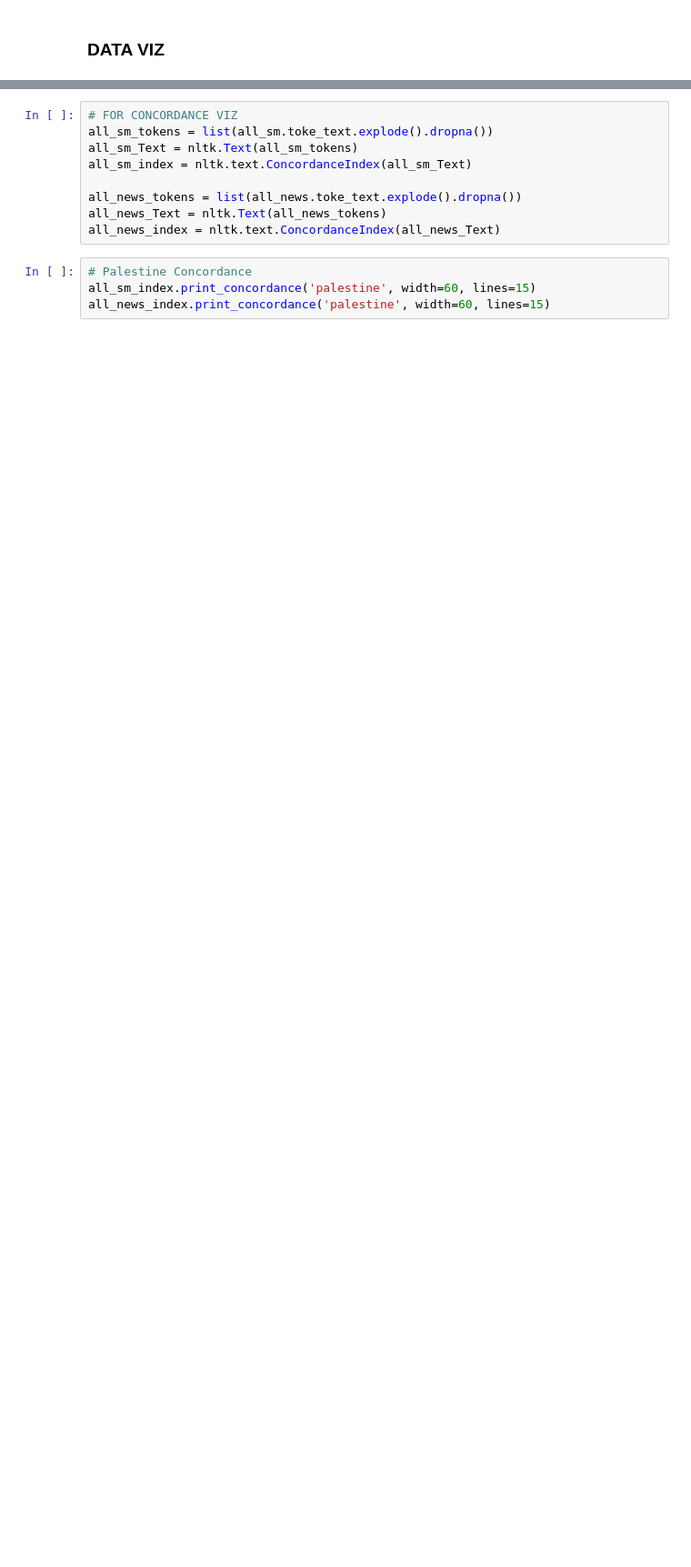
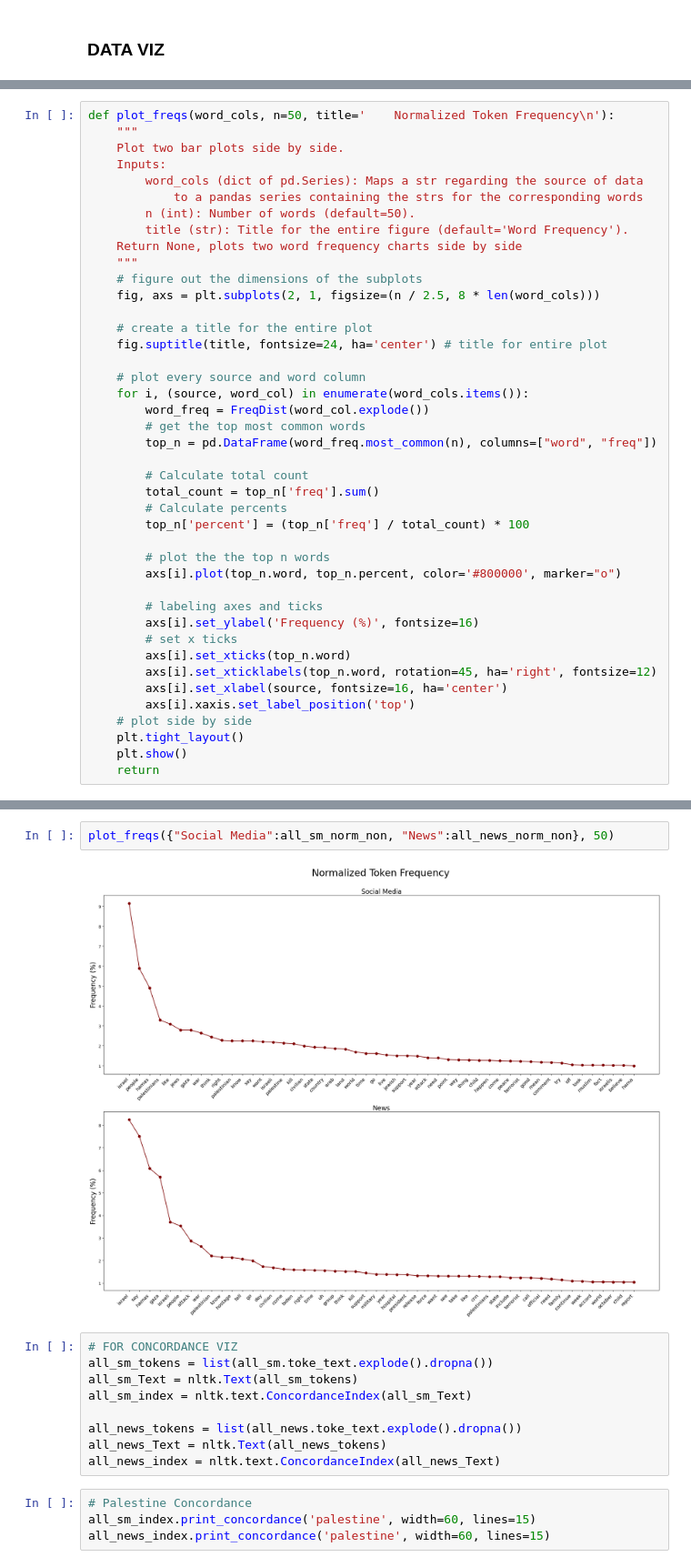
Before and after one commit to macs30122-winter24/final-project-chattbd, a Jupyter notebook: cleaning_yt_ethan.ipynb, the cells around one changed output, grey strips where cells are left out. Shown at 91% size. Cells and saved outputs as stored; diff of their text form; blank space fills up the shorter version.

Commit message:
changed some data viz stuff- Ethan

```diff
--- a/cleaning_yt_ethan.ipynb
+++ b/cleaning_yt_ethan.ipynb
@@ -565,0 +555,42 @@ news_POS_no_stops = all_news_POS[~all_news_POS.apply(lambda x: x[0] in stop_word
+# %%
+def plot_freqs(word_cols, n=50, title='    Normalized Token Frequency\n'):
+    """
+    Plot two bar plots side by side.
+    Inputs:
+        word_cols (dict of pd.Series): Maps a str regarding the source of data
+            to a pandas series containing the strs for the corresponding words
+        n (int): Number of words (default=50).
+        title (str): Title for the entire figure (default='Word Frequency').
+    Return None, plots two word frequency charts side by side
+    """
+    # figure out the dimensions of the subplots
+    fig, axs = plt.subplots(2, 1, figsize=(n / 2.5, 8 * len(word_cols)))
+
+    # create a title for the entire plot
+    fig.suptitle(title, fontsize=24, ha='center') # title for entire plot
+
+    # plot every source and word column
+    for i, (source, word_col) in enumerate(word_cols.items()):
+        word_freq = FreqDist(word_col.explode())
+        # get the top most common words
+        top_n = pd.DataFrame(word_freq.most_common(n), columns=["word", "freq"])
+
+        # Calculate total count
+        total_count = top_n['freq'].sum()
+        # Calculate percents
+        top_n['percent'] = (top_n['freq'] / total_count) * 100
+
+        # plot the the top n words
+        axs[i].plot(top_n.word, top_n.percent, color='#800000', marker="o")
+
+        # labeling axes and ticks
+        axs[i].set_ylabel('Frequency (%)', fontsize=16)
+        # set x ticks
+        axs[i].set_xticks(top_n.word)
+        axs[i].set_xticklabels(top_n.word, rotation=45, ha='right', fontsize=12)
+        axs[i].set_xlabel(source, fontsize=16, ha='center')
+        axs[i].xaxis.set_label_position('top')
+    # plot side by side
+    plt.tight_layout()
+    plt.show()
+    return
@@ -566,3 +614,7 @@ news_POS_no_stops = all_news_POS[~all_news_POS.apply(lambda x: x[0] in stop_word
+# %%
+plot_freqs({"Social Media":all_sm_norm_non, "News":all_news_norm_non}, 50)
+# %% [output]
+[figure, added]
 # %%
 # FOR CONCORDANCE VIZ
 all_sm_tokens = list(all_sm.toke_text.explode().dropna())
```
Also changed, not shown: parts of 43 cells of this notebook.
